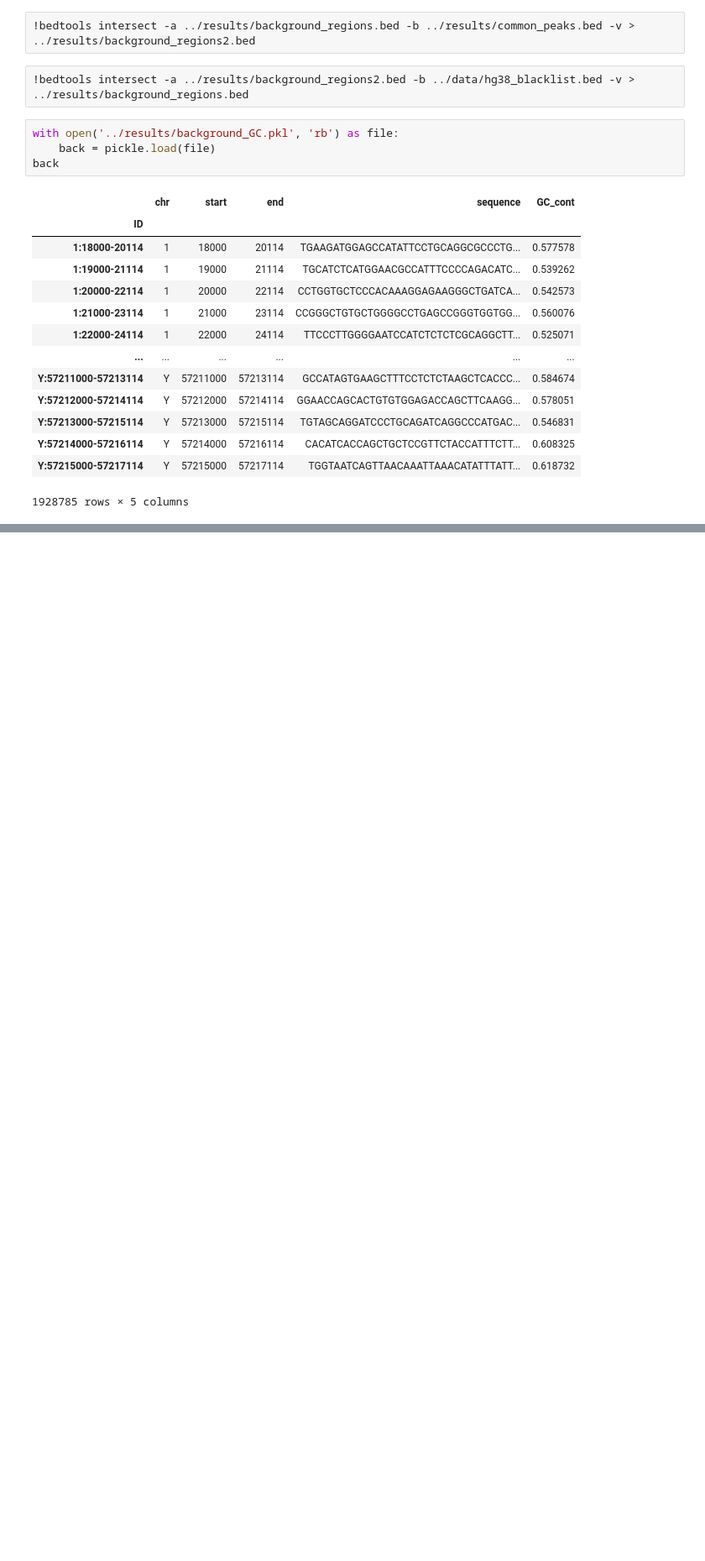
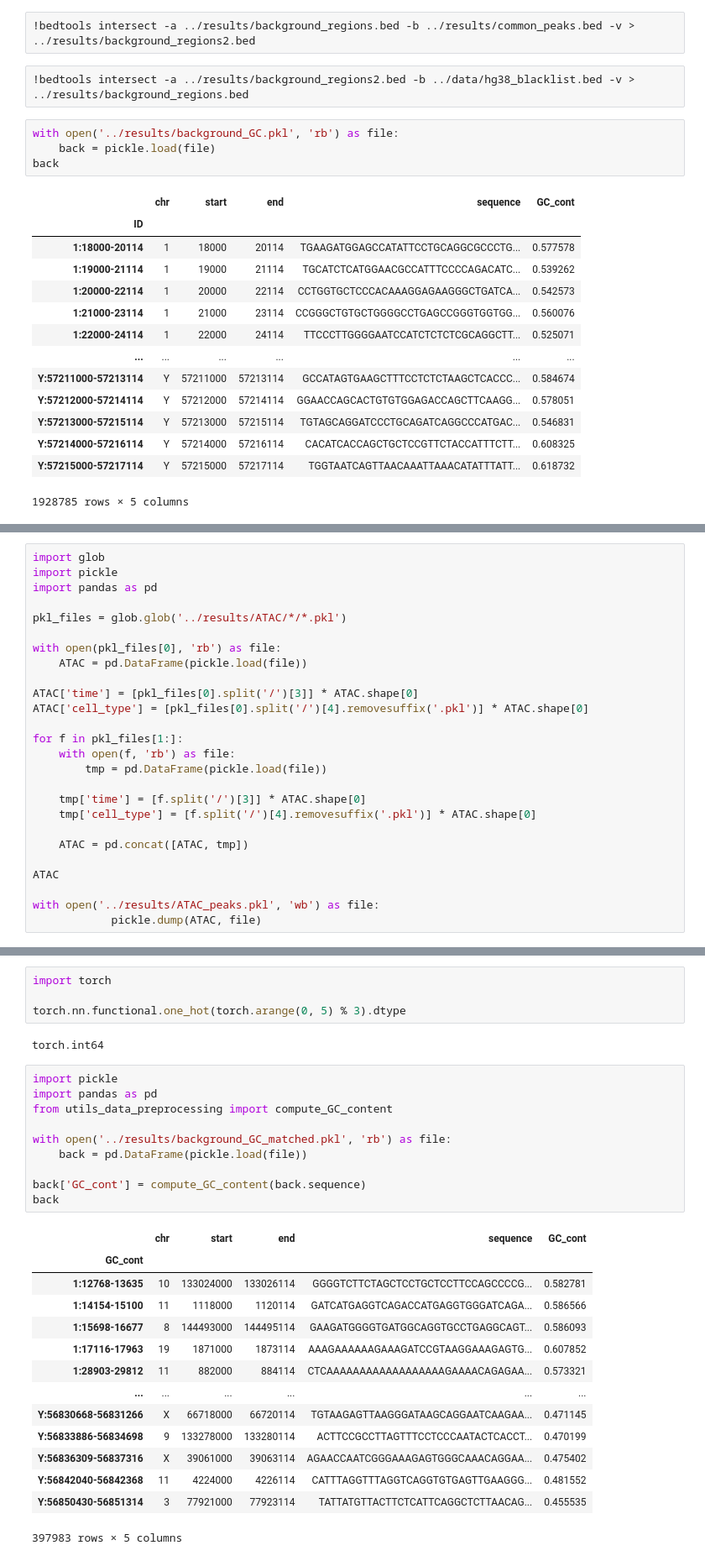
Before and after one commit to alexiaDorm/master-thesis, a Jupyter notebook: src/test.ipynb, the cells around one changed output, grey strips where cells are left out. Shown at 84% size. Cells and saved outputs as stored; diff of their text form; blank space fills up the shorter version.

Commit message:
Update ATAC track script

```diff
--- a/src/test.ipynb
+++ b/src/test.ipynb
@@ -241,0 +174,26 @@ locations[locations.]
+# %%
+import glob
+import pickle
+import pandas as pd
+
+pkl_files = glob.glob('../results/ATAC/*/*.pkl')
+
+with open(pkl_files[0], 'rb') as file:
+    ATAC = pd.DataFrame(pickle.load(file))
+
+ATAC['time'] = [pkl_files[0].split('/')[3]] * ATAC.shape[0]
+ATAC['cell_type'] = [pkl_files[0].split('/')[4].removesuffix('.pkl')] * ATAC.shape[0]
+
+for f in pkl_files[1:]:
+    with open(f, 'rb') as file:
+        tmp = pd.DataFrame(pickle.load(file))
+
+    tmp['time'] = [f.split('/')[3]] * ATAC.shape[0]
+    tmp['cell_type'] = [f.split('/')[4].removesuffix('.pkl')] * ATAC.shape[0]
+
+    ATAC = pd.concat([ATAC, tmp])
+
+ATAC
+
+with open('../results/ATAC_peaks.pkl', 'wb') as file:
+            pickle.dump(ATAC, file)
@@ -241,0 +285,31 @@ locations[locations.]
+# %%
+import torch
+
+torch.nn.functional.one_hot(torch.arange(0, 5) % 3).dtype
+# %% [output]
+torch.int64
+# %%
+import pickle
+import pandas as pd
+from utils_data_preprocessing import compute_GC_content
+
+with open('../results/background_GC_matched.pkl', 'rb') as file:
+    back = pd.DataFrame(pickle.load(file))
+
+back['GC_cont'] = compute_GC_content(back.sequence)
+back
+# %% [output]
+|  | chr | start | end | sequence | GC_cont |
+| GC_cont |  |  |  |  |  |
+| 1:12768-13635 | 10 | 133024000 | 133026114 | GGGGTCTTCTAGCTCCTGCTCCTTCCAGCCCCG... | 0.582781 |
+| 1:14154-15100 | 11 | 1118000 | 1120114 | GATCATGAGGTCAGACCATGAGGTGGGATCAGA... | 0.586566 |
+| 1:15698-16677 | 8 | 144493000 | 144495114 | GAAGATGGGGTGATGGCAGGTGCCTGAGGCAGT... | 0.586093 |
+| 1:17116-17963 | 19 | 1871000 | 1873114 | AAAGAAAAAAGAAAGATCCGTAAGGAAAGAGTG... | 0.607852 |
+| 1:28903-29812 | 11 | 882000 | 884114 | CTCAAAAAAAAAAAAAAAAAAGAAAACAGAGAA... | 0.573321 |
+| ... | ... | ... | ... | ... | ... |
+| Y:56830668-56831266 | X | 66718000 | 66720114 | TGTAAGAGTTAAGGGATAAGCAGGAATCAAGAA... | 0.471145 |
+| Y:56833886-56834698 | 9 | 133278000 | 133280114 | ACTTCCGCCTTAGTTTCCTCCCAATACTCACCT... | 0.470199 |
+| Y:56836309-56837316 | X | 39061000 | 39063114 | AGAACCAATCGGGAAAGAGTGGGCAAACAGGAA... | 0.475402 |
+| Y:56842040-56842368 | 11 | 4224000 | 4226114 | CATTTAGGTTTAGGTCAGGTGTGAGTTGAAGGG... | 0.481552 |
+| Y:56850430-56851314 | 3 | 77921000 | 77923114 | TATTATGTTACTTCTCATTCAGGCTCTTAACAG... | 0.455535 |
+397983 rows × 5 columns
```
Also changed, not shown: parts of 11 cells of this notebook, 3 other files.
